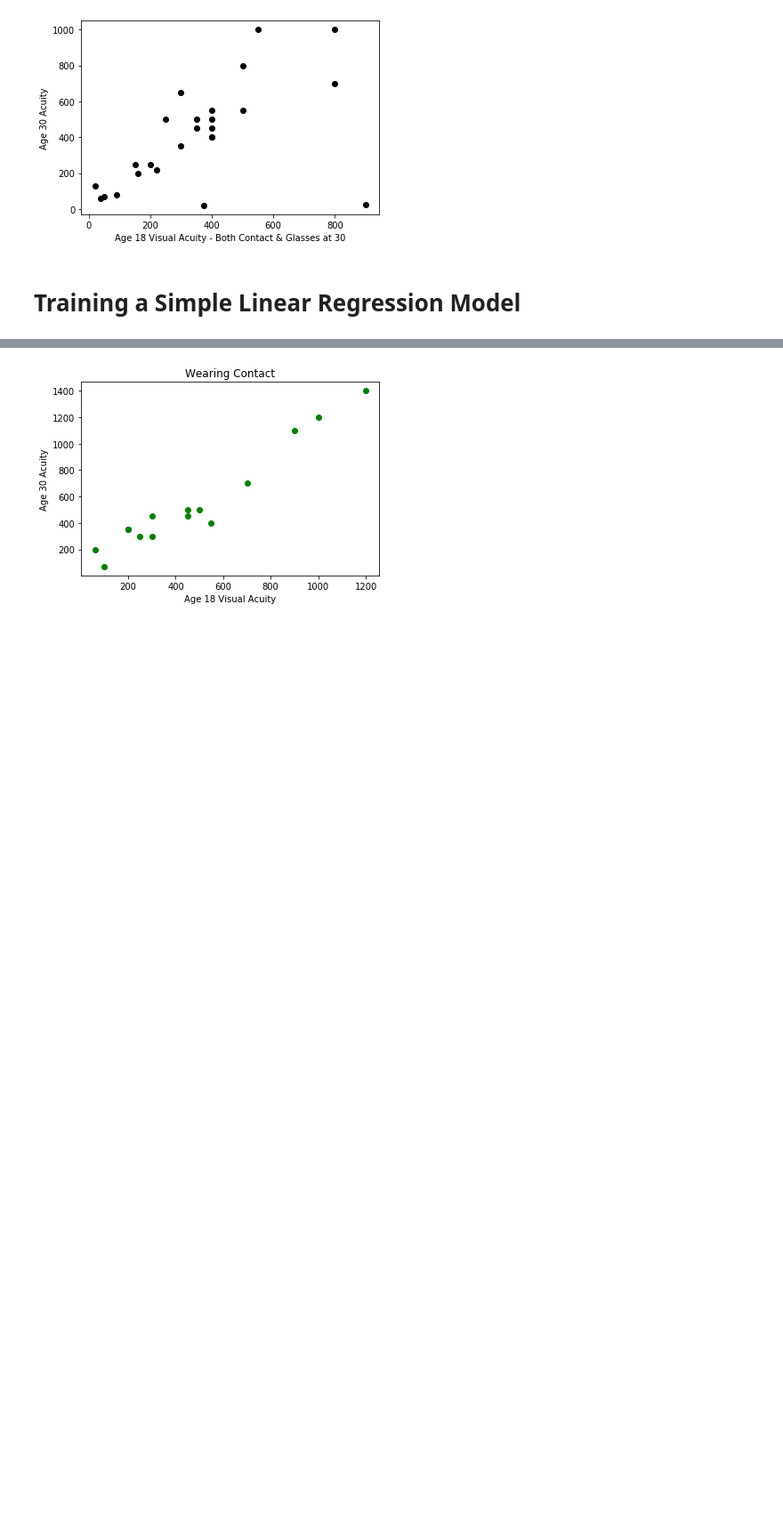
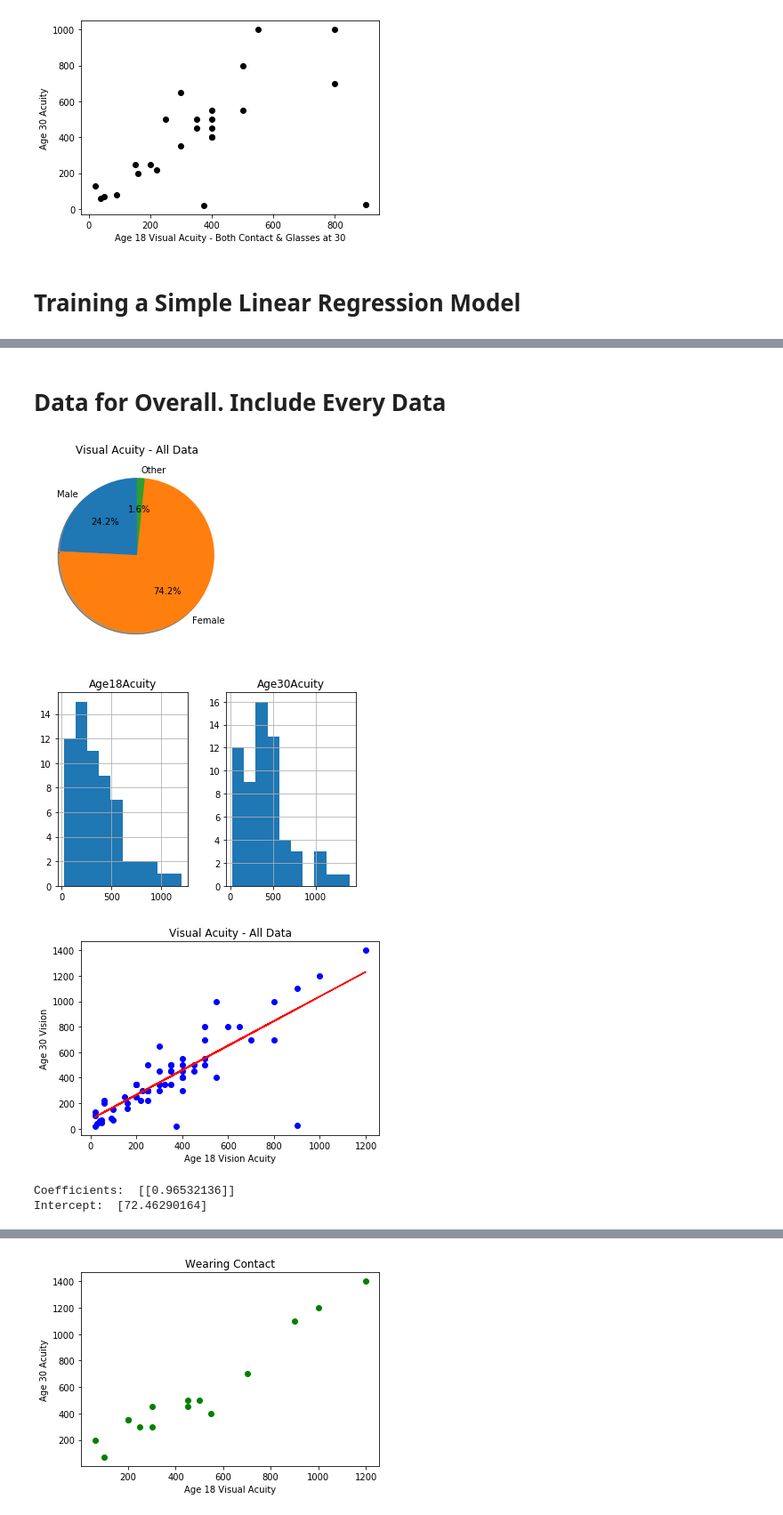
Before and after one commit to garychumd/Contact-Lens, a Jupyter notebook: Contact Lens.ipynb, the cells around one changed output, grey strips where cells are left out. Shown: that part at 89% size. Drawn from its saved outputs; the diff is of its cells as text; code cells hidden in the pictures; blank space fills up the shorter version.

```diff
--- a/Contact Lens.ipynb
+++ b/Contact Lens.ipynb
@@ -161,0 +165,75 @@ Text(0, 0.5, 'Age 30 Vision')
+# %% [markdown]
+
+# Data for Overall. Include Every Data
+# %%
+# Import all librarys
+import matplotlib.pyplot as plt
+import pandas as pd
+import pylab as pl
+import numpy as np
+%matplotlib inline
+
+#import the model
+from sklearn import linear_model
+
+#Load Data File
+df = pd.read_csv("C:/Users/Gary Chu/Desktop/Data Science/Contact Lens.csv")
+# change the \ to /
+
+#convert string values to integers 0 and 1
+df['Gender'] = df['Gender'].map({'M': 1, 'F':0, 'O':2})
+
+
+#Assign new data file, 1 = glasses, 2 = contact, 3 = back and forth
+#testA = df.loc[df['TypeAt30'] == 2]
+
+testA = df # copy from df. since this run we are counting everyone, 1,2,3
+
+#Display Gender in pie chart
+labels = 'Male', 'Female', 'Other'
+sizes = [df.loc[df['Gender'] == 1].shape[0], df.loc[df['Gender'] == 0].shape[0], df.loc[df['Gender'] == 2].shape[0]]
+explode = (0, 0, 0) # Separate Female from Male
+plt.pie(sizes, explode=explode, labels=labels, autopct='%1.1f%%', shadow=True, startangle=90)
+plt.title("Visual Acuity - All Data")
+plt.show()
+
+# plot, alphabetical order of the colum name
+viz = testA[['Age30Acuity','Age18Acuity']]
+viz.hist()
+plt.show()
+
+
+# Train regression model
+regr = linear_model.LinearRegression()
+testA_x = np.asanyarray(testA[['Age18Acuity']])
+testA_y = np.asanyarray(testA[['Age30Acuity']])
+regr.fit (testA_x, testA_y)
+
+#print the fit line over the data
+
+#print scatter graph of the data
+plt.scatter(testA.Age18Acuity, testA.Age30Acuity,  color='blue')
+
+#print the fit line
+plt.plot(testA_x, regr.coef_[0][0]*testA_x + regr.intercept_[0], '-r')
+
+#data label
+plt.xlabel("Age 18 Vision Acuity")
+plt.ylabel("Age 30 Vision")
+plt.title("Visual Acuity - All Data")
+plt.show()
+
+# Print the coefficients
+print ('Coefficients: ', regr.coef_)
+print ('Intercept: ',regr.intercept_)
+
+
+# assign coefficient data
+AllCoe = regr.coef_
+AllInt = regr.intercept_
+# %% [output]
+[figure, added]
+[figure, added]
+[figure, added]
+Coefficients:  [[0.96532136]]
+Intercept:  [72.46290164]
```
Also changed, not shown: parts of 25 cells of this notebook.
